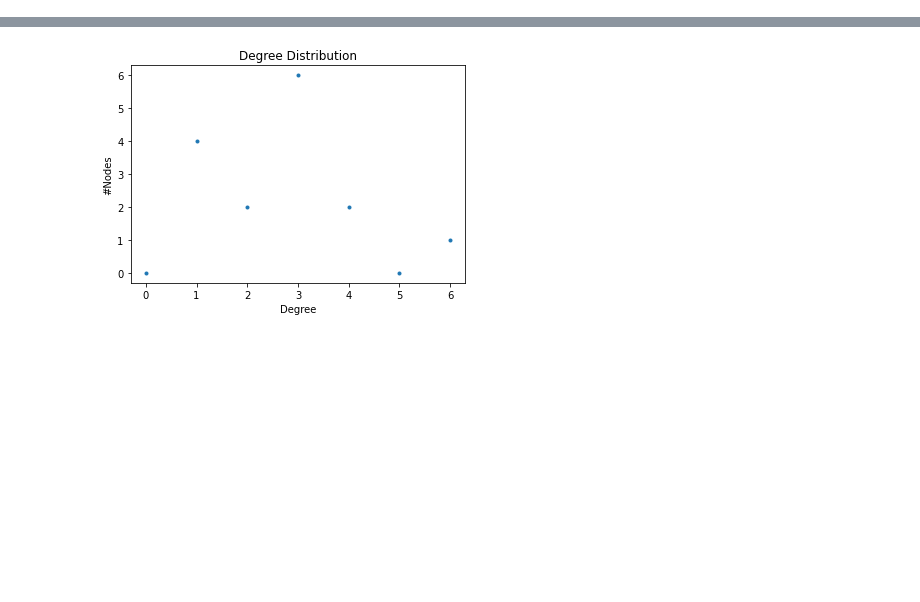
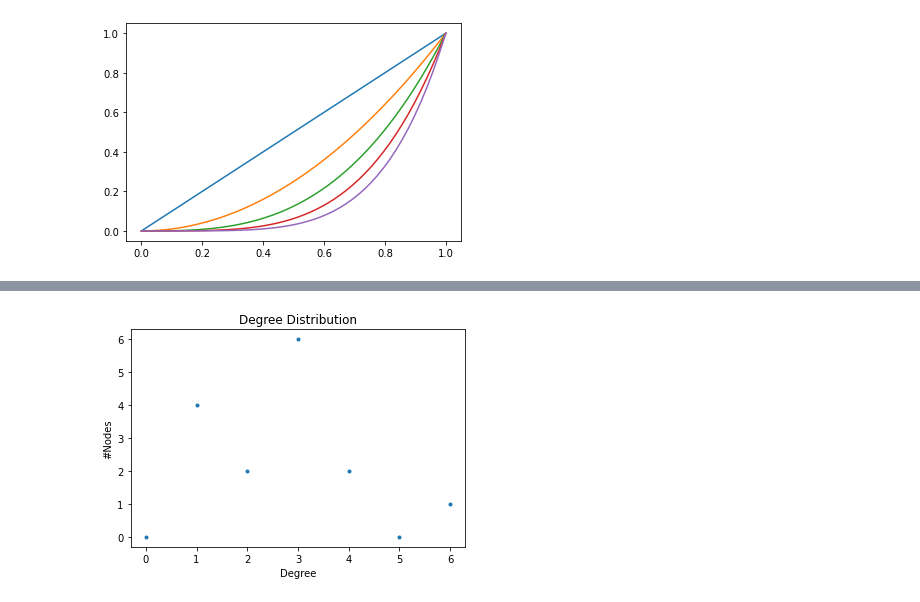
Before and after one commit to piyushtada/Network-Analysis, a Jupyter notebook: src/random_network.ipynb, the cells around one changed output, grey strips where cells are left out. Saved outputs shown, nothing was run; the diff lists cells and outputs as text; code cells hidden in the pictures; blank space fills up the shorter version.

```diff
--- a/src/random_network.ipynb
+++ b/src/random_network.ipynb
@@ -18,0 +25,10 @@ def plot_degree_distribution(G):
+# %%
+fig=plt.figure(figsize=(20,20))
+for x in range (1,6):
+    y = x**n
+    ax=fig.add_subplot(x,y,i+1)
+    # dataframe[feature].hist(bins=20,ax=ax,facecolor='green')
+    ax.set_title(feature+" Distribution",color='red')
+
+fig.tight_layout()
+plt.show()
@@ -19,3 +48,18 @@ def plot_degree_distribution(G):
+# %%
+import numpy as np
+import matplotlib.pyplot as plt
+x = np.linspace(0,1,50)
+legend_entries=[]
+for n in range (1,6):
+  y = x**n
+  plt.plot (x,y)
+  legend_entries.append('x to the'+str(n))
+
+# plt.grid()
+# plt.legend (legend_entries)
+# plt.show()
+# %% [output]
+[figure, added]
 # %%
 ff = nx.florentine_families_graph()
 nx.draw(ff, with_labels=True)
```
Also changed, not shown: parts of 27 cells of this notebook.
